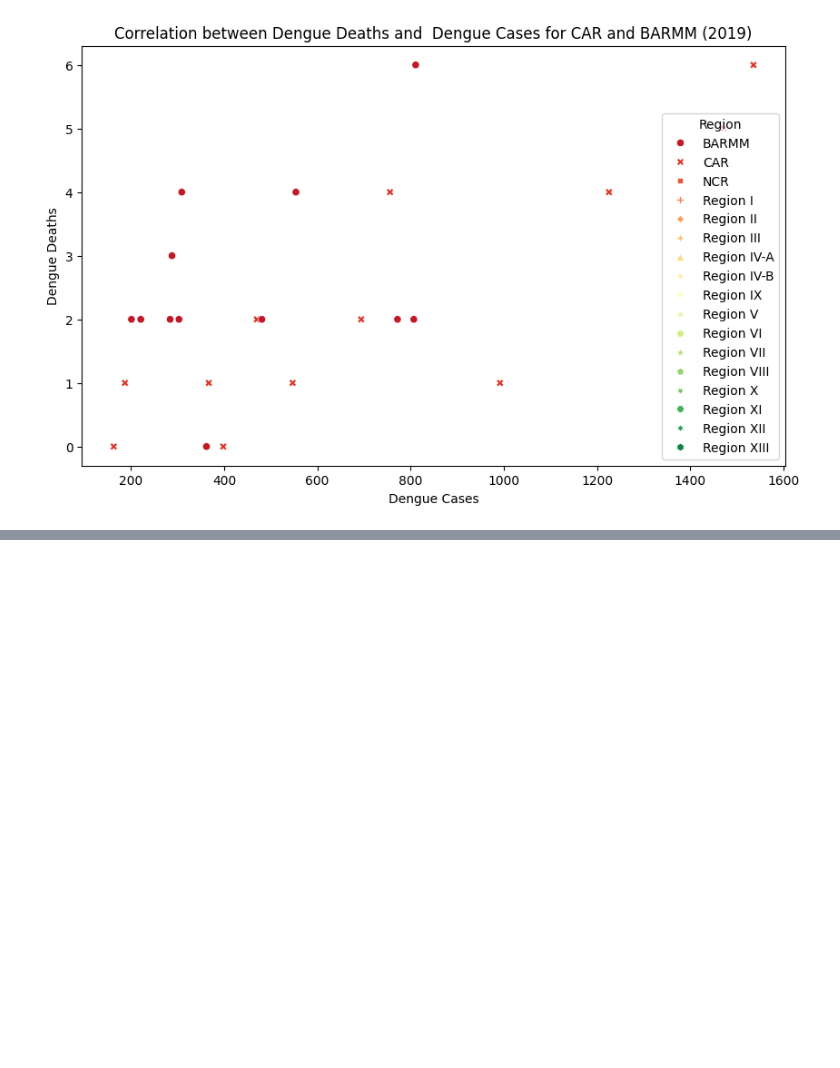
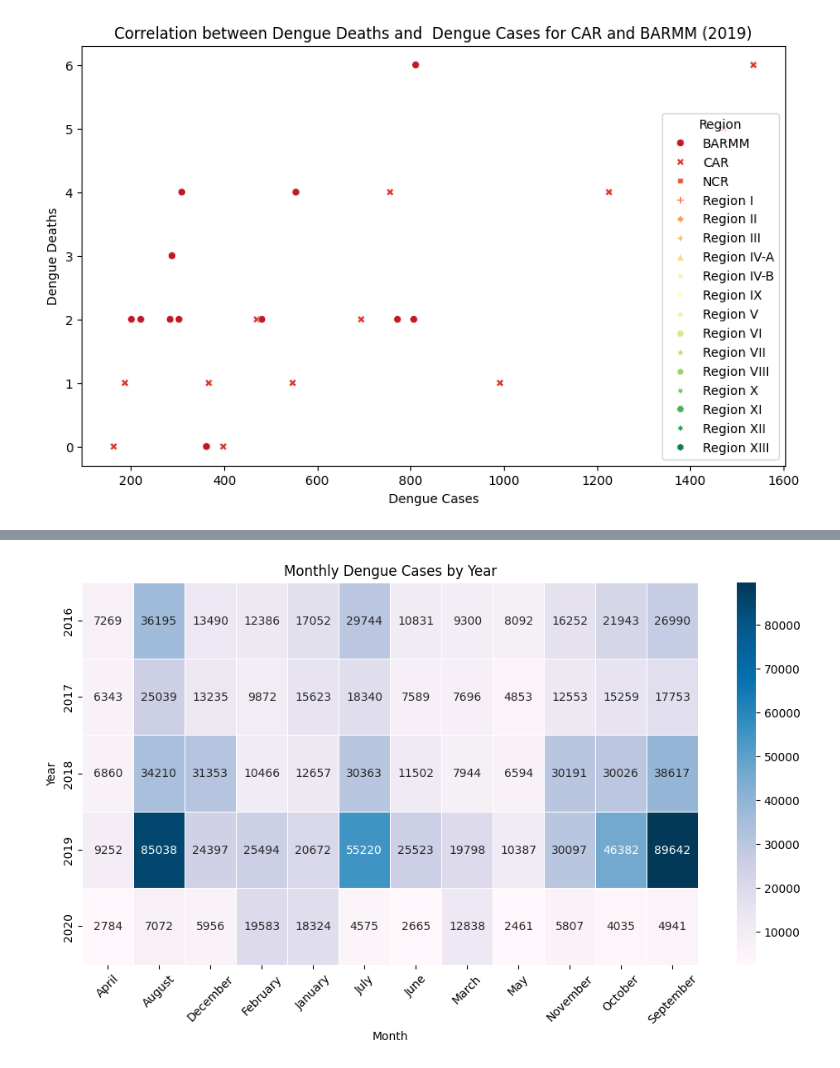
Before and after one commit to Meloujean/Data-Mining, a Jupyter notebook: activity5.ipynb, the cells around one changed output, grey strips where cells are left out. Saved outputs shown, nothing was run; the diff lists cells and outputs as text; code cells hidden in the pictures; blank space fills up the shorter version.

```diff
--- a/activity5.ipynb
+++ b/activity5.ipynb
@@ -264,0 +268,10 @@ plt.show()
+# %%
+yr_mon = dengue.groupby(["Year", "Month"])["Dengue_Cases"].sum().unstack()
+plt.figure(figsize=(12, 6))
+sns.heatmap(yr_mon, cmap="PuBu", linewidths=0.5, annot=True, fmt=".0f")
+plt.title("Monthly Dengue Cases by Year")
+plt.ylabel("Year")
+plt.xticks(rotation=45)
+plt.show()
+# %% [output]
+[figure, added]
```
Also changed, not shown: parts of 20 cells of this notebook.
